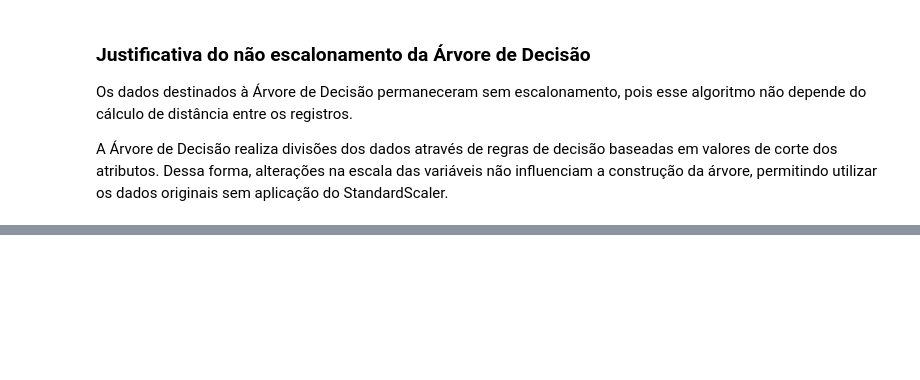
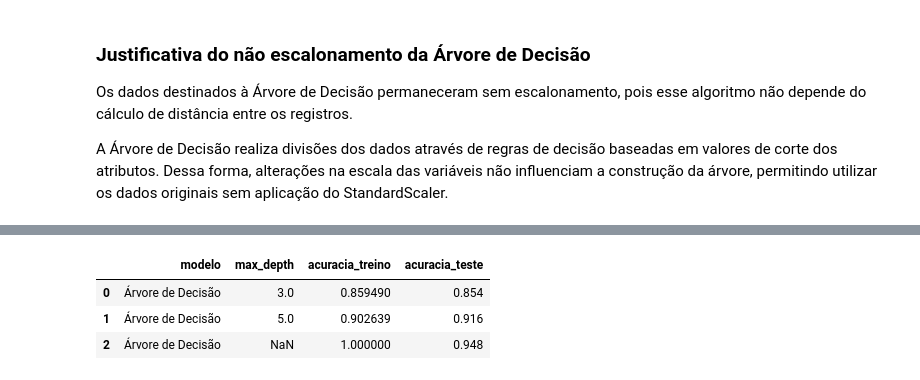
Before and after one commit to Franciane-sl/Predictive_maintenance, a Jupyter notebook: notebooks/pipeline_manutencao_preventiva.ipynb, the cells around one changed output, grey strips where cells are left out. Drawn from its saved outputs; the diff is of its cells as text; code cells hidden in the pictures; blank space fills up the shorter version.

```diff
--- a/notebooks/pipeline_manutencao_preventiva.ipynb
+++ b/notebooks/pipeline_manutencao_preventiva.ipynb
@@ -426,0 +484,16 @@ A Árvore de Decisão realiza divisões dos dados através de regras de decisão
+# %%
+#Função para testar o modelo de árvore de decisão com os conjuntos de treino e teste.
+
+resultado_arvore = testar_arvore(
+    X_train_balanceado,
+    X_test,
+    y_train_balanceado,
+    y_test
+)
+
+resultado_arvore
+# %% [output]
+|  | modelo | max_depth | acuracia_treino | acuracia_teste |
+| 0 | Árvore de Decisão | 3.0 | 0.859490 | 0.854 |
+| 1 | Árvore de Decisão | 5.0 | 0.902639 | 0.916 |
+| 2 | Árvore de Decisão | NaN | 1.000000 | 0.948 |
```
Also changed, not shown: parts of 7 cells of this notebook.
